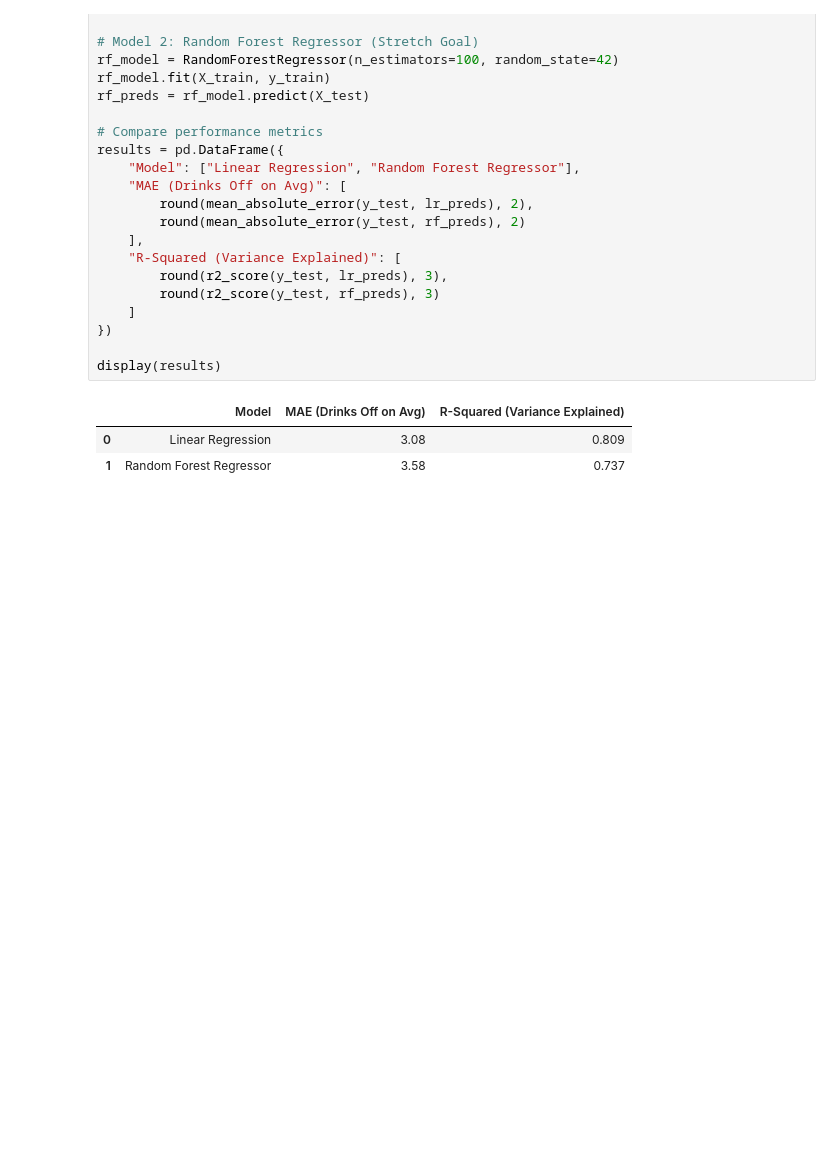
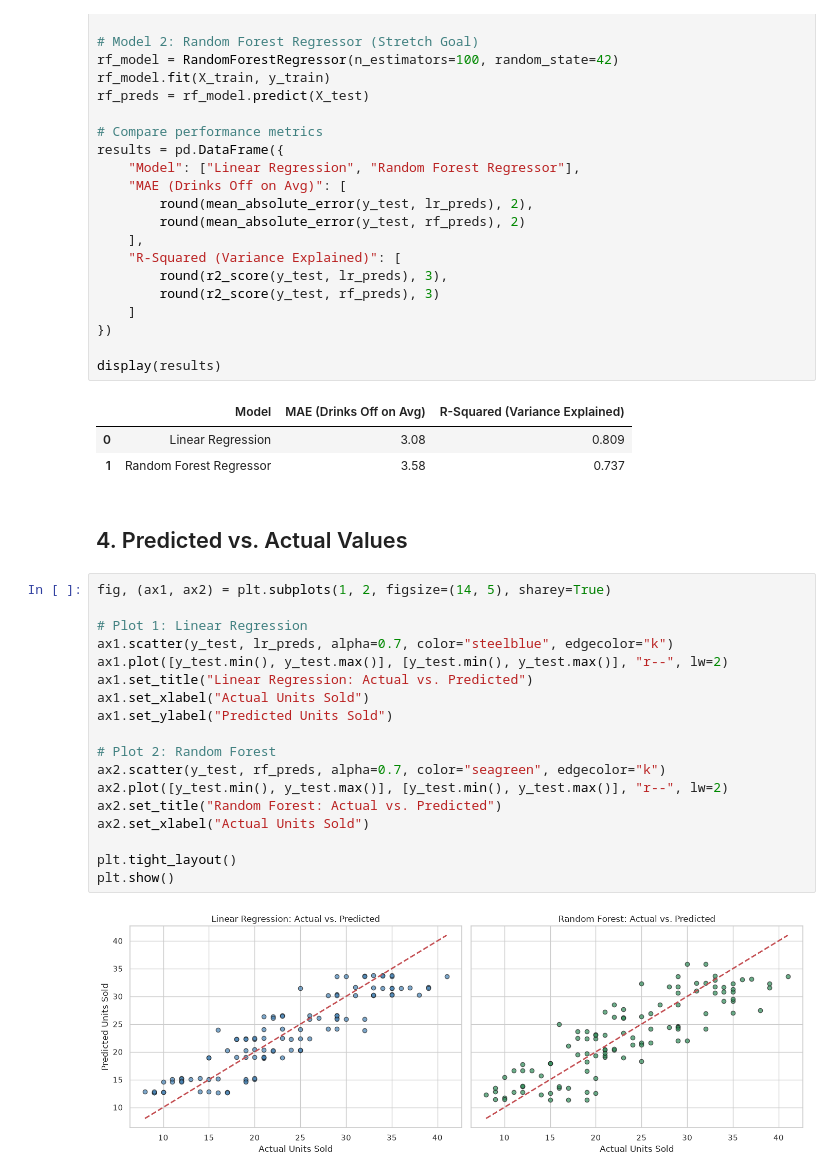
Before and after one commit to Cynthiashimuli/cocktail-demand-prediction, a Jupyter notebook: cocktail_demand_prediction.ipynb, the cells around one changed output. Saved outputs shown, nothing was run; the diff lists cells and outputs as text; blank space fills up the shorter version.

Commit message:
Section 4 & 5: Plot predicted vs actual values and add summary

```diff
--- a/cocktail_demand_prediction.ipynb
+++ b/cocktail_demand_prediction.ipynb
@@ -102,3 +102,25 @@ display(results)
 |  | Model | MAE (Drinks Off on Avg) | R-Squared (Variance Explained) |
 | 0 | Linear Regression | 3.08 | 0.809 |
 | 1 | Random Forest Regressor | 3.58 | 0.737 |
+# %% [markdown]
+## 4. Predicted vs. Actual Values
+# %%
+fig, (ax1, ax2) = plt.subplots(1, 2, figsize=(14, 5), sharey=True)
+
+# Plot 1: Linear Regression
+ax1.scatter(y_test, lr_preds, alpha=0.7, color="steelblue", edgecolor="k")
+ax1.plot([y_test.min(), y_test.max()], [y_test.min(), y_test.max()], "r--", lw=2)
+ax1.set_title("Linear Regression: Actual vs. Predicted")
+ax1.set_xlabel("Actual Units Sold")
+ax1.set_ylabel("Predicted Units Sold")
+
+# Plot 2: Random Forest
+ax2.scatter(y_test, rf_preds, alpha=0.7, color="seagreen", edgecolor="k")
+ax2.plot([y_test.min(), y_test.max()], [y_test.min(), y_test.max()], "r--", lw=2)
+ax2.set_title("Random Forest: Actual vs. Predicted")
+ax2.set_xlabel("Actual Units Sold")
+
+plt.tight_layout()
+plt.show()
+# %% [output]
+[figure, added]
```
Also changed, not shown: parts of 1 cell of this notebook.
